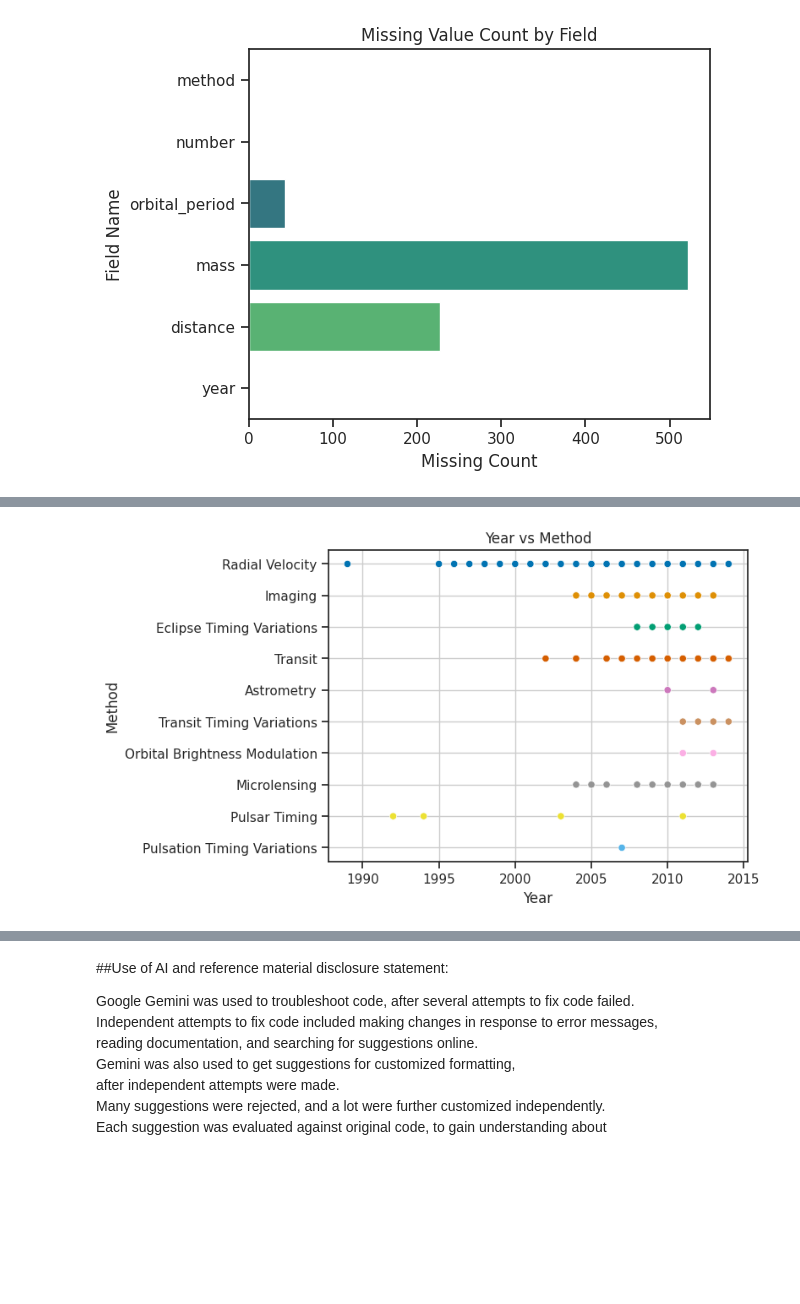
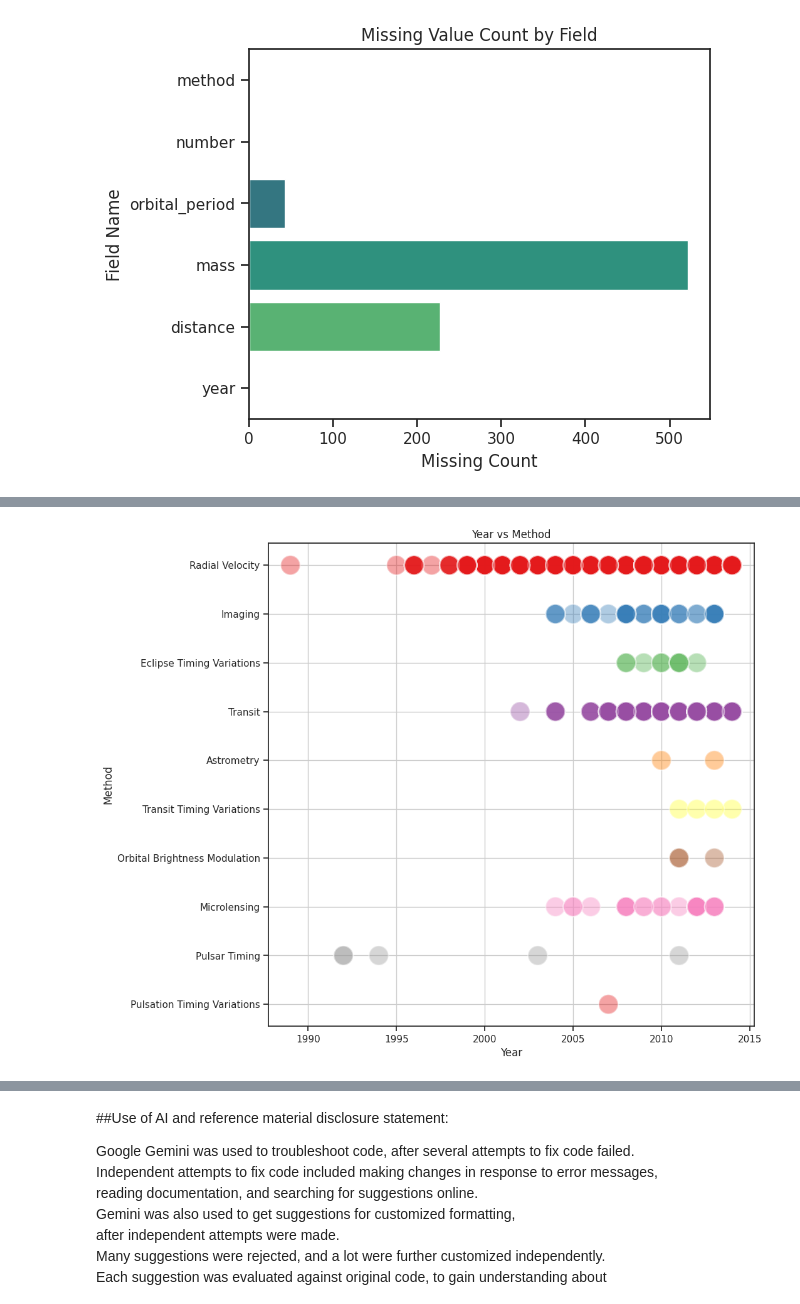
Before and after one commit to Alissa-Ouspen/data201_alissa, a Jupyter notebook: week8/OUSPENSKAIA_Project1_Week8.ipynb, the cells around one changed output, grey strips where cells are left out. Saved outputs shown, nothing was run; the diff lists cells and outputs as text; code cells hidden in the pictures; blank space fills up the shorter version.

```diff
--- a/week8/OUSPENSKAIA_Project1_Week8.ipynb
+++ b/week8/OUSPENSKAIA_Project1_Week8.ipynb
@@ -212,12 +338,14 @@ plt.show()
 # %%
 # Plot 3
 
+plt.figure(figsize = (10, 10))
 sns.scatterplot(
-    data = planets, x = "year", y = "method", hue = "method", legend = False)
+    data = planets, x = "year", y = "method", palette = "Set1",
+    s = 500, hue = "method", alpha = 0.4, legend = False)
 plt.xlabel("Year")
 plt.ylabel("Method")
 plt.title("Year vs Method")
 plt.grid()
 plt.show()
 # %% [output]
-[figure, old version]
+[figure, new version]
```
Also changed, not shown: parts of 44 cells of this notebook.
